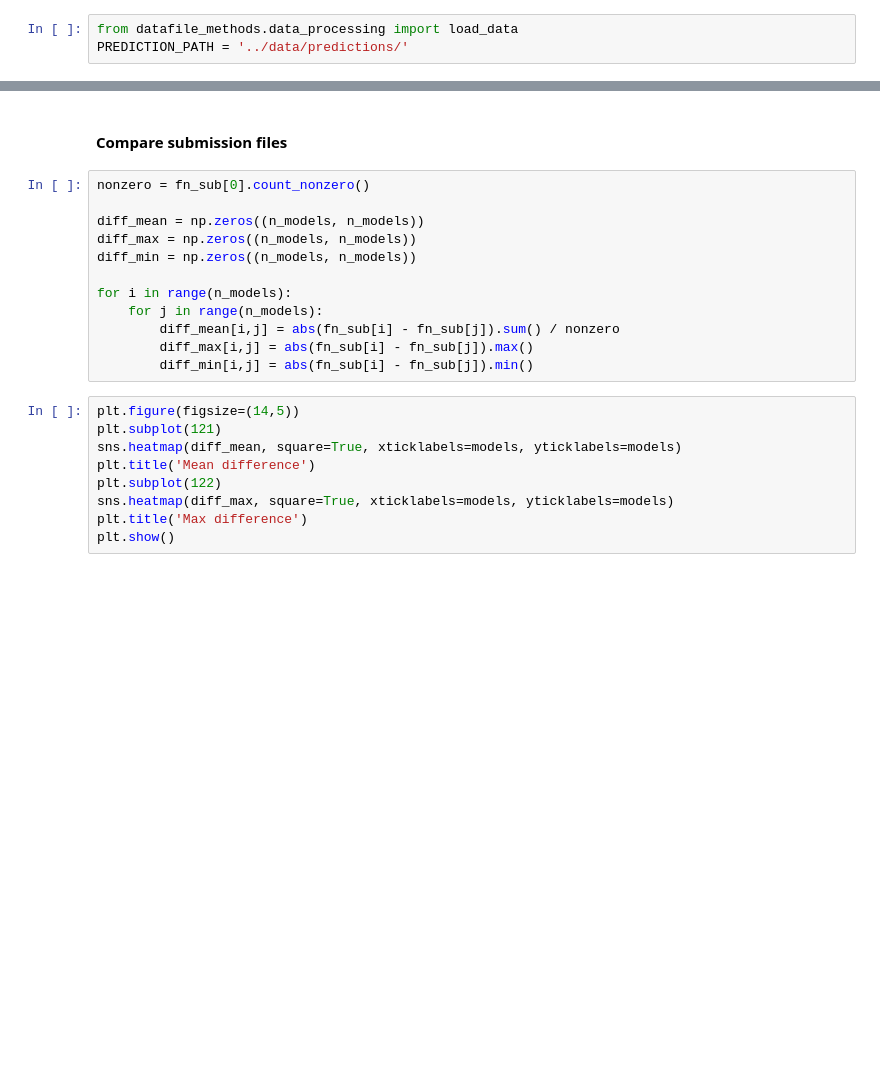
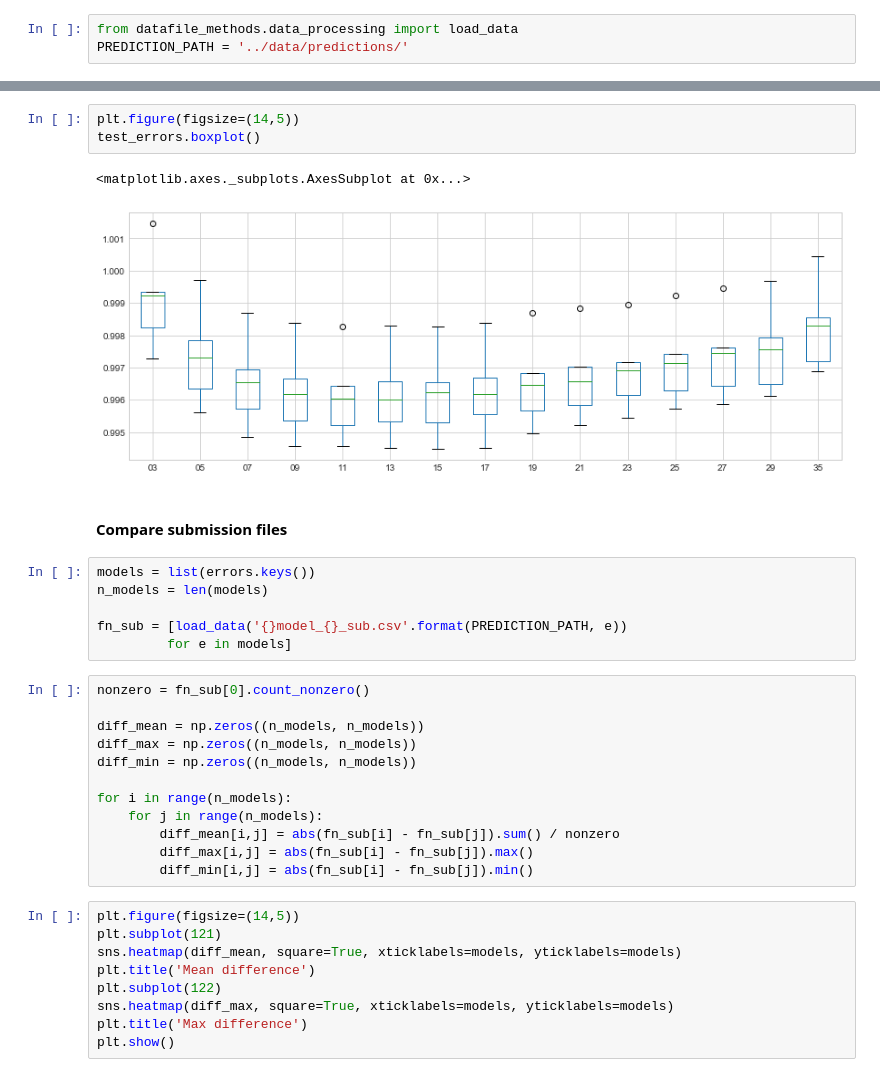
Before and after one commit to lumosan/ml2017-projects, a Jupyter notebook: project2/project_recommender_system/scripts/compare_submissions.ipynb, the cells around one changed output, grey strips where cells are left out. Drawn from its saved outputs; the diff is of its cells as text; blank space fills up the shorter version.

```diff
--- a/project2/project_recommender_system/scripts/compare_submissions.ipynb
+++ b/project2/project_recommender_system/scripts/compare_submissions.ipynb
@@ -29,5 +137,17 @@ fn_sub = [load_data('{}model_{}_sub.csv'.format(PREDICTION_PATH, e))
+# %%
+plt.figure(figsize=(14,5))
+test_errors.boxplot()
+# %% [output]
+<matplotlib.axes._subplots.AxesSubplot at 0x...>
+[figure, added]
 # %% [markdown]
 #### Compare submission files
+# %%
+models = list(errors.keys())
+n_models = len(models)
+
+fn_sub = [load_data('{}model_{}_sub.csv'.format(PREDICTION_PATH, e))
+         for e in models]
 # %%
 nonzero = fn_sub[0].count_nonzero()
 
```
Also changed, not shown: parts of 10 cells of this notebook, 5 other files.
